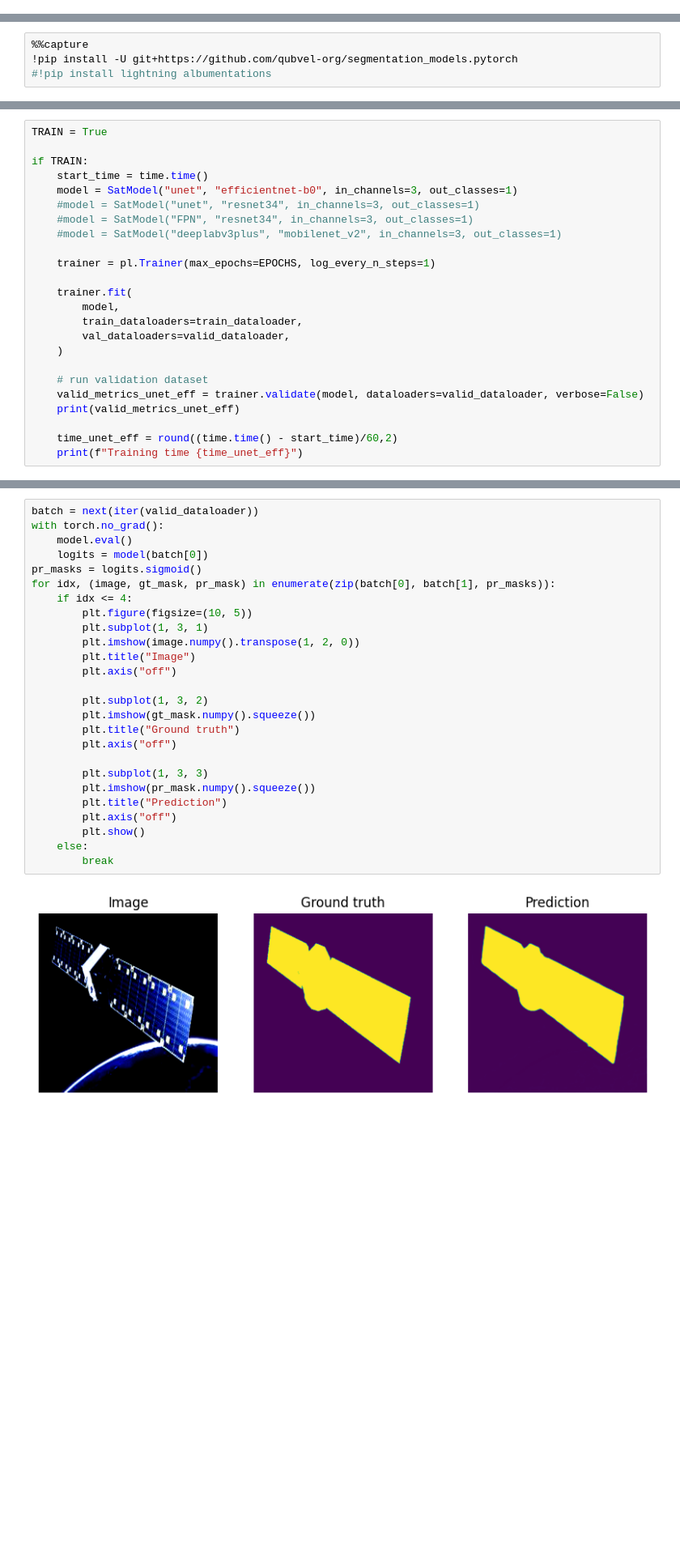
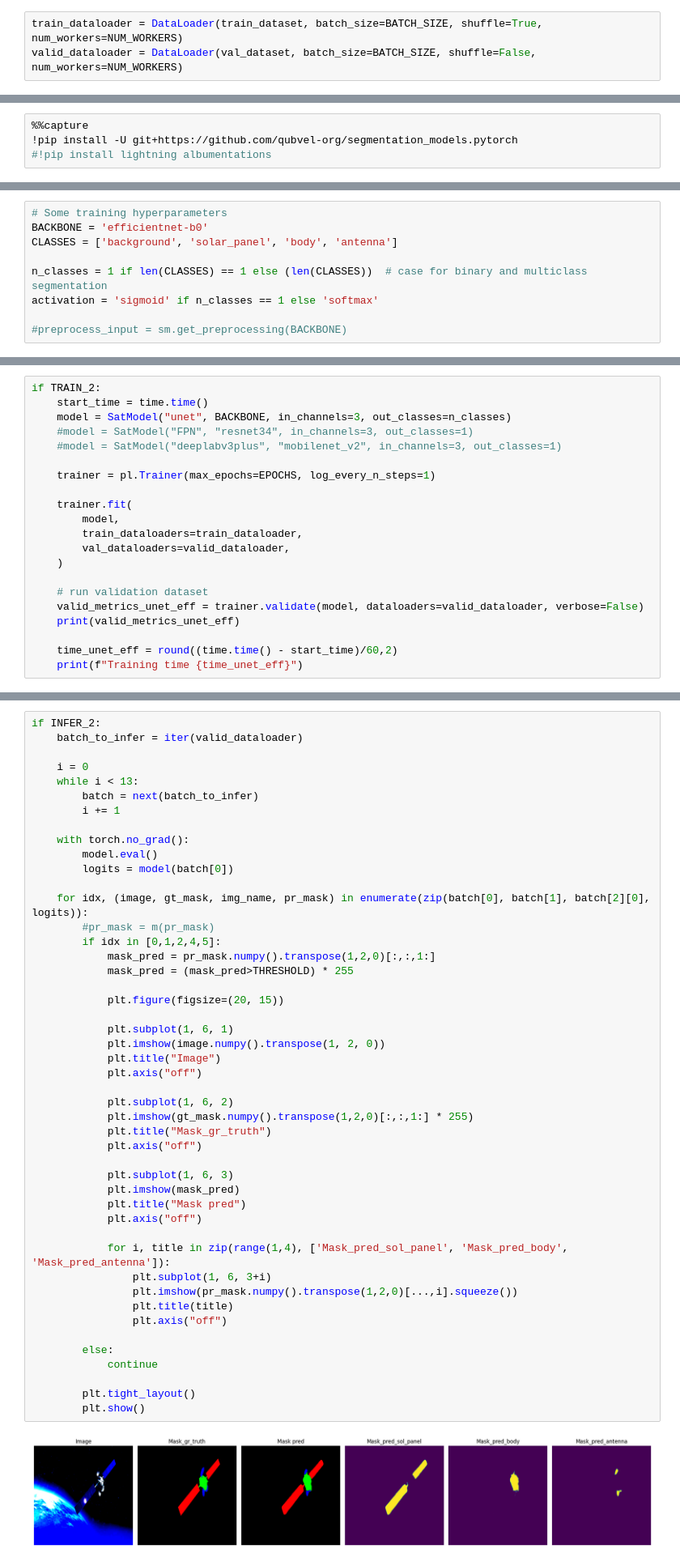
Before and after one commit to ssiarhei115/Satellite-segmentation_UNet-VS-UNet-EfficientNet, a Jupyter notebook: main.ipynb, the cells around one changed output, grey strips where cells are left out. Shown at 81% size. Saved outputs shown, nothing was run; the diff lists cells and outputs as text; blank space fills up the shorter version.

```diff
--- a/main.ipynb
+++ b/main.ipynb
@@ -460 +526,4 @@ class SegModel(pl.LightningModule):
+# %%
+train_dataloader = DataLoader(train_dataset, batch_size=BATCH_SIZE, shuffle=True, num_workers=NUM_WORKERS)
+valid_dataloader = DataLoader(val_dataset, batch_size=BATCH_SIZE, shuffle=False, num_workers=NUM_WORKERS)
 # %%
@@ -603,3 +629,12 @@ for subset in [train_dataset, val_dataset]:
+# %%
+# Some training hyperparameters
+BACKBONE = 'efficientnet-b0'
+CLASSES = ['background', 'solar_panel', 'body', 'antenna']
+
+n_classes = 1 if len(CLASSES) == 1 else (len(CLASSES))  # case for binary and multiclass segmentation
+activation = 'sigmoid' if n_classes == 1 else 'softmax'
+
+#preprocess_input = sm.get_preprocessing(BACKBONE)
 # %%
 class SatModel(pl.LightningModule):
     def __init__(self, arch, encoder_name, in_channels, out_classes, **kwargs):
@@ -757,12 +762,9 @@ class SatModel(pl.LightningModule):
         }
         return
 # %%
-TRAIN = True
-
-if TRAIN:
+if TRAIN_2:
     start_time = time.time()
-    model = SatModel("unet", "efficientnet-b0", in_channels=3, out_classes=1)
-    #model = SatModel("unet", "resnet34", in_channels=3, out_classes=1)
+    model = SatModel("unet", BACKBONE, in_channels=3, out_classes=n_classes)
     #model = SatModel("FPN", "resnet34", in_channels=3, out_classes=1)
     #model = SatModel("deeplabv3plus", "mobilenet_v2", in_channels=3, out_classes=1)
 
@@ -786,28 +791,49 @@ Training time 7.1
 # %%
-batch = next(iter(valid_dataloader))
-with torch.no_grad():
-    model.eval()
-    logits = model(batch[0])
-pr_masks = logits.sigmoid()
-for idx, (image, gt_mask, pr_mask) in enumerate(zip(batch[0], batch[1], pr_masks)):
-    if idx <= 4:
-        plt.figure(figsize=(10, 5))
-        plt.subplot(1, 3, 1)
-        plt.imshow(image.numpy().transpose(1, 2, 0))
-        plt.title("Image")
-        plt.axis("off")
+if INFER_2:
+    batch_to_infer = iter(valid_dataloader)
 
-        plt.subplot(1, 3, 2)
-        plt.imshow(gt_mask.numpy().squeeze())
-        plt.title("Ground truth")
-        plt.axis("off")
+    i = 0
+    while i < 13:
+        batch = next(batch_to_infer)
+        i += 1
 
-        plt.subplot(1, 3, 3)
-        plt.imshow(pr_mask.numpy().squeeze())
-        plt.title("Prediction")
-        plt.axis("off")
+    with torch.no_grad():
+        model.eval()
+        logits = model(batch[0])
+
+    for idx, (image, gt_mask, img_name, pr_mask) in enumerate(zip(batch[0], batch[1], batch[2][0], logits)):
+        #pr_mask = m(pr_mask)
+        if idx in [0,1,2,4,5]:
+            mask_pred = pr_mask.numpy().transpose(1,2,0)[:,:,1:]
+            mask_pred = (mask_pred>THRESHOLD) * 255
+
+            plt.figure(figsize=(20, 15))
+
+            plt.subplot(1, 6, 1)
+            plt.imshow(image.numpy().transpose(1, 2, 0))
+            plt.title("Image")
+            plt.axis("off")
+
+            plt.subplot(1, 6, 2)
+            plt.imshow(gt_mask.numpy().transpose(1,2,0)[:,:,1:] * 255)
+            plt.title("Mask_gr_truth")
+            plt.axis("off")
+
+            plt.subplot(1, 6, 3)
+            plt.imshow(mask_pred)
+            plt.title("Mask pred")
+            plt.axis("off")
+
+            for i, title in zip(range(1,4), ['Mask_pred_sol_panel', 'Mask_pred_body', 'Mask_pred_antenna']):
+                plt.subplot(1, 6, 3+i)
+                plt.imshow(pr_mask.numpy().transpose(1,2,0)[...,i].squeeze())
+                plt.title(title)
+                plt.axis("off")
+
+        else:
+            continue
+
+        plt.tight_layout()
         plt.show()
-    else:
-        break
 # %% [output]
-[figure, old version]
+[figure, new version]
```
Also changed, not shown: parts of 31 cells of this notebook, 4 other files.
